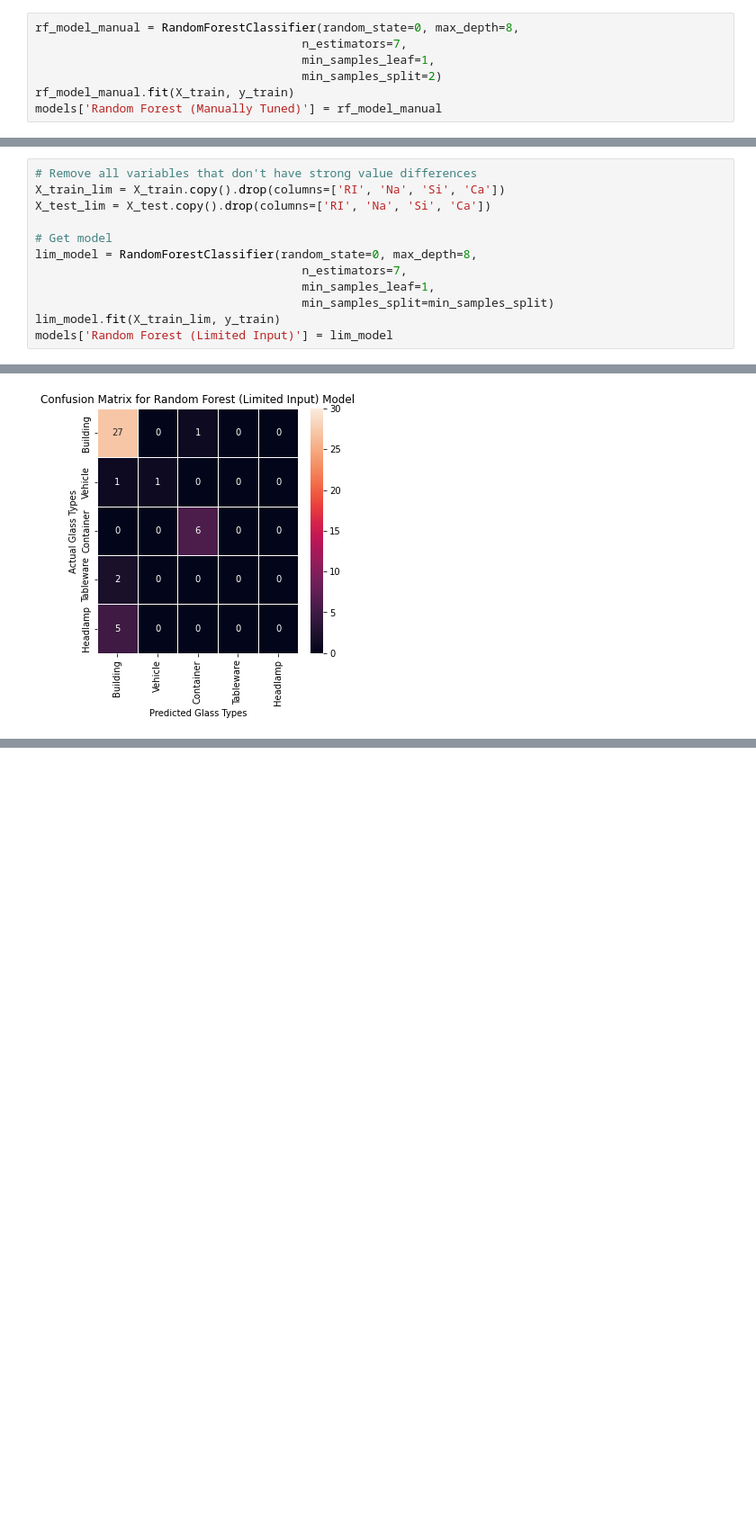
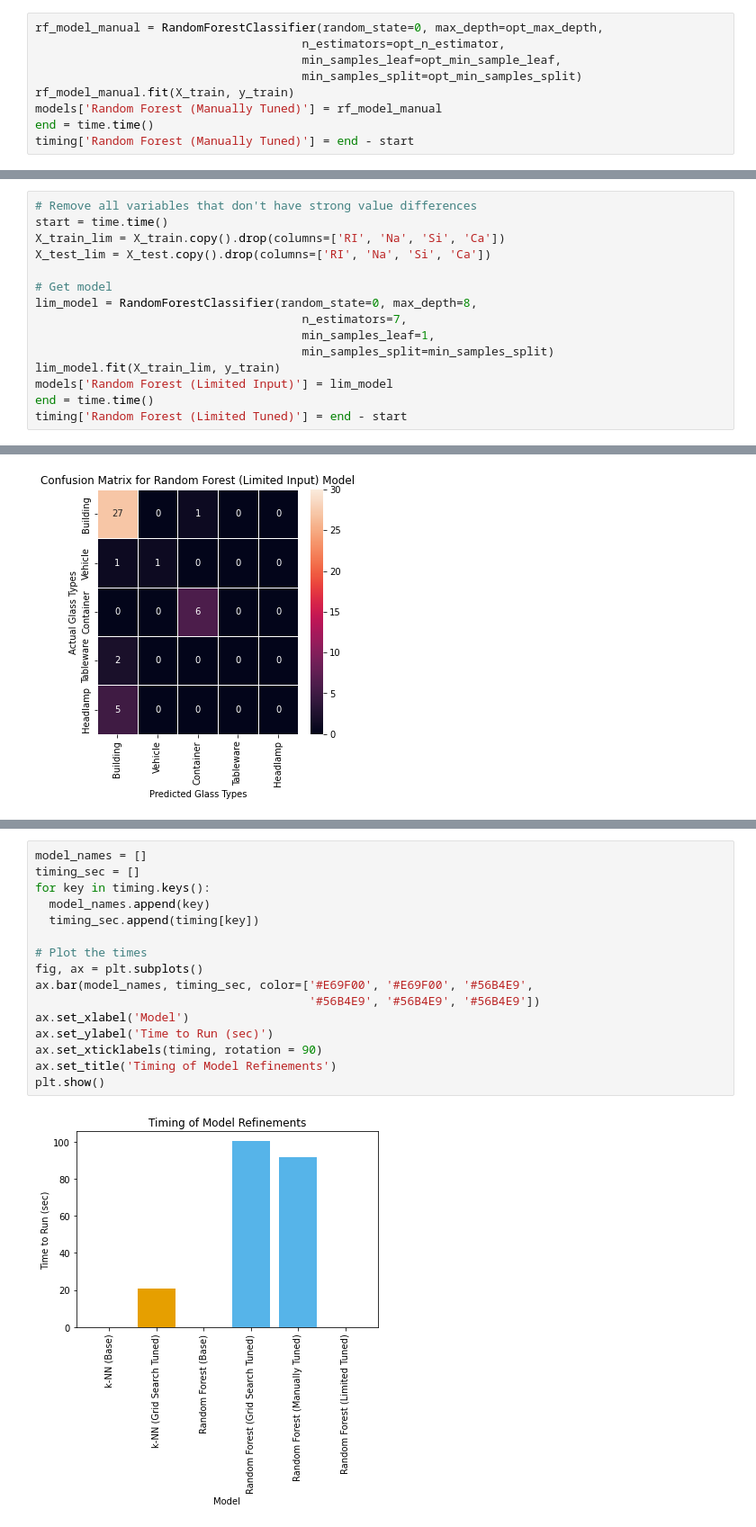
Before and after one commit to jackrlynn3/ml-random-forest, a Jupyter notebook: optimization_random_forest.ipynb, the cells around one changed output, grey strips where cells are left out. Shown at 90% size. Cells and saved outputs as stored; diff of their text form; blank space fills up the shorter version.

Commit message:
Updated to include timing and most up to date manual tuning

```diff
--- a/optimization_random_forest.ipynb
+++ b/optimization_random_forest.ipynb
@@ -359,15 +380,18 @@ print(f'Best min_samples_split: {max_int}')
 Best min_samples_split: 2
 # %%
-rf_model_manual = RandomForestClassifier(random_state=0, max_depth=8,
-                                      n_estimators=7,
-                                      min_samples_leaf=1,
-                                      min_samples_split=2)
+rf_model_manual = RandomForestClassifier(random_state=0, max_depth=opt_max_depth,
+                                      n_estimators=opt_n_estimator,
+                                      min_samples_leaf=opt_min_sample_leaf,
+                                      min_samples_split=opt_min_samples_split)
 rf_model_manual.fit(X_train, y_train)
 models['Random Forest (Manually Tuned)'] = rf_model_manual
+end = time.time()
+timing['Random Forest (Manually Tuned)'] = end - start
 # %% [markdown]
 ### **Part 7:** Explore Limiting Input Variables
 # %%
 # Remove all variables that don't have strong value differences
+start = time.time()
 X_train_lim = X_train.copy().drop(columns=['RI', 'Na', 'Si', 'Ca'])
 X_test_lim = X_test.copy().drop(columns=['RI', 'Na', 'Si', 'Ca'])
 
@@ -378,6 +402,8 @@ lim_model = RandomForestClassifier(random_state=0, max_depth=8,
                                       min_samples_split=min_samples_split)
 lim_model.fit(X_train_lim, y_train)
 models['Random Forest (Limited Input)'] = lim_model
+end = time.time()
+timing['Random Forest (Limited Tuned)'] = end - start
 # %% [markdown]
 ### **Part 8:** Evaluate Each Model
 # %%
@@ -437,0 +464,18 @@ plt.show()
+# %%
+model_names = []
+timing_sec = []
+for key in timing.keys():
+  model_names.append(key)
+  timing_sec.append(timing[key])
+
+# Plot the times
+fig, ax = plt.subplots()
+ax.bar(model_names, timing_sec, color=['#E69F00', '#E69F00', '#56B4E9',
+                                       '#56B4E9', '#56B4E9', '#56B4E9'])
+ax.set_xlabel('Model')
+ax.set_ylabel('Time to Run (sec)')
+ax.set_xticklabels(timing, rotation = 90)
+ax.set_title('Timing of Model Refinements')
+plt.show()
+# %% [output]
+[figure, added]
```
Also changed, not shown: parts of 10 cells of this notebook, 3 other files.
